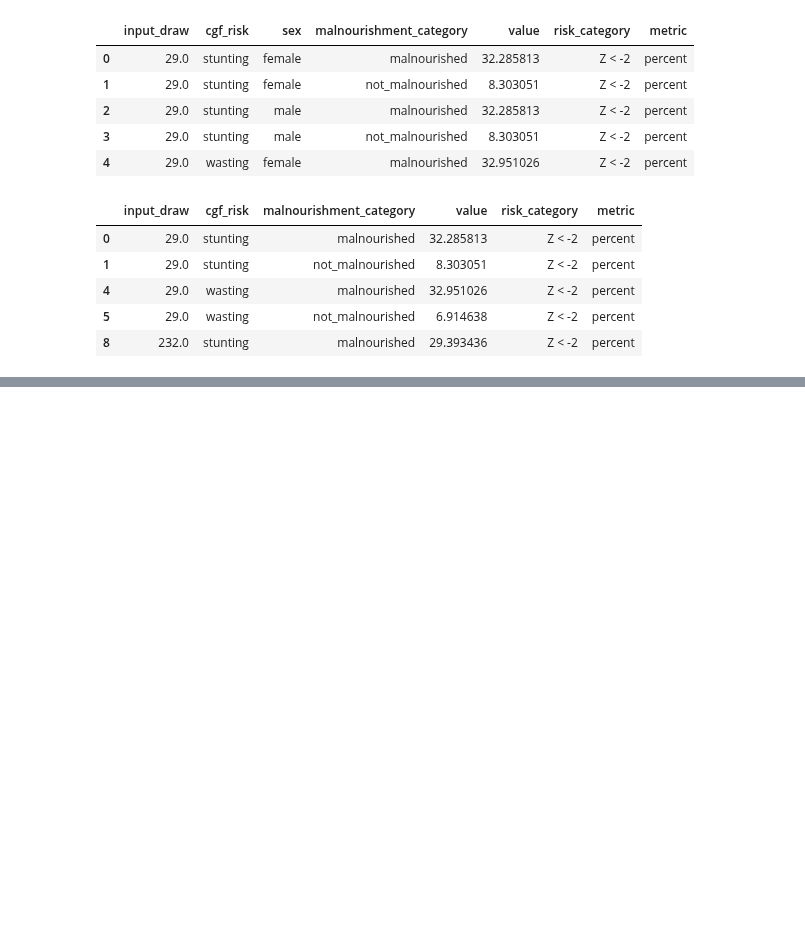
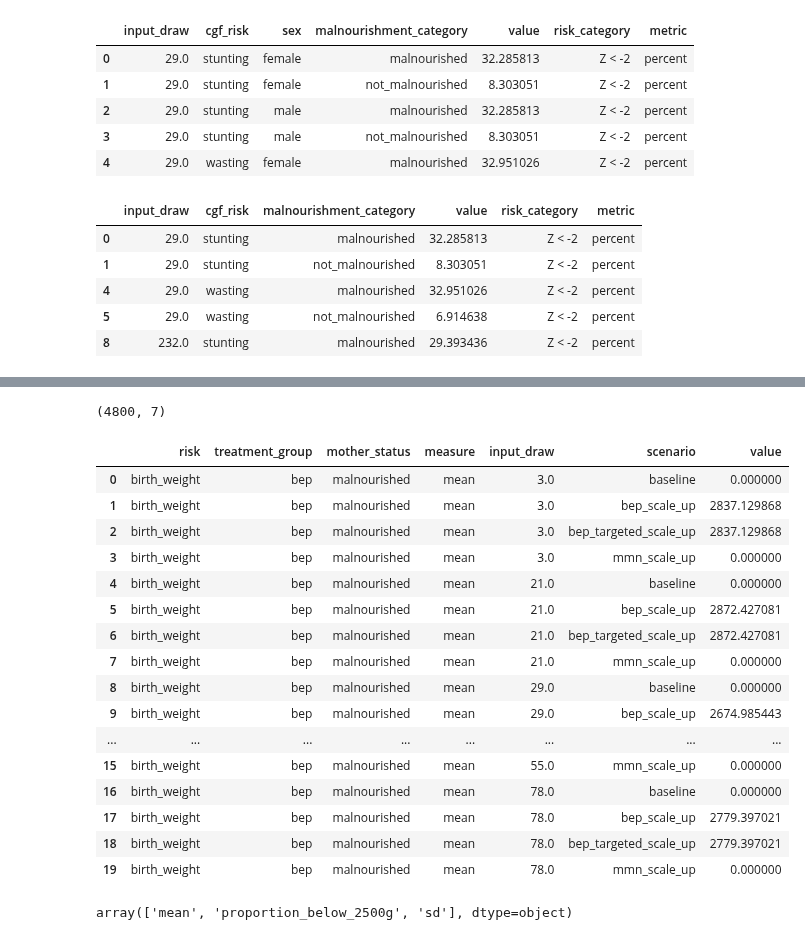
Before and after one commit to ihmeuw/vivarium_data_analysis, a Jupyter notebook: output_processing/gates_bep/2020_02_07a_get_cgf_prevalence.ipynb, the cells around one changed output, grey strips where cells are left out. Drawn from its saved outputs; the diff is of its cells as text; code cells hidden in the pictures; blank space fills up the shorter version.

```diff
--- a/output_processing/gates_bep/2020_02_07a_get_cgf_prevalence.ipynb
+++ b/output_processing/gates_bep/2020_02_07a_get_cgf_prevalence.ipynb
@@ -235,0 +263,27 @@ summary
+# %%
+india_birthweight = raw_data[('india', 'birth_weight')]
+print(india_birthweight.shape)
+india_birthweight.head(20)
+# %% [output]
+(4800, 7)
+|  | risk | treatment_group | mother_status | measure | input_draw | scenario | value |
+| 0 | birth_weight | bep | malnourished | mean | 3.0 | baseline | 0.000000 |
+| 1 | birth_weight | bep | malnourished | mean | 3.0 | bep_scale_up | 2837.129868 |
+| 2 | birth_weight | bep | malnourished | mean | 3.0 | bep_targeted_scale_up | 2837.129868 |
+| 3 | birth_weight | bep | malnourished | mean | 3.0 | mmn_scale_up | 0.000000 |
+| 4 | birth_weight | bep | malnourished | mean | 21.0 | baseline | 0.000000 |
+| 5 | birth_weight | bep | malnourished | mean | 21.0 | bep_scale_up | 2872.427081 |
+| 6 | birth_weight | bep | malnourished | mean | 21.0 | bep_targeted_scale_up | 2872.427081 |
+| 7 | birth_weight | bep | malnourished | mean | 21.0 | mmn_scale_up | 0.000000 |
+| 8 | birth_weight | bep | malnourished | mean | 29.0 | baseline | 0.000000 |
+| 9 | birth_weight | bep | malnourished | mean | 29.0 | bep_scale_up | 2674.985443 |
+| ... | ... | ... | ... | ... | ... | ... | ... |
+| 15 | birth_weight | bep | malnourished | mean | 55.0 | mmn_scale_up | 0.000000 |
+| 16 | birth_weight | bep | malnourished | mean | 78.0 | baseline | 0.000000 |
+| 17 | birth_weight | bep | malnourished | mean | 78.0 | bep_scale_up | 2779.397021 |
+| 18 | birth_weight | bep | malnourished | mean | 78.0 | bep_targeted_scale_up | 2779.397021 |
+| 19 | birth_weight | bep | malnourished | mean | 78.0 | mmn_scale_up | 0.000000 |
+# %%
+india_birthweight.measure.unique()
+# %% [output]
+array(['mean', 'proportion_below_2500g', 'sd'], dtype=object)
```
Also changed, not shown: parts of 2 cells of this notebook, 2 other files.
